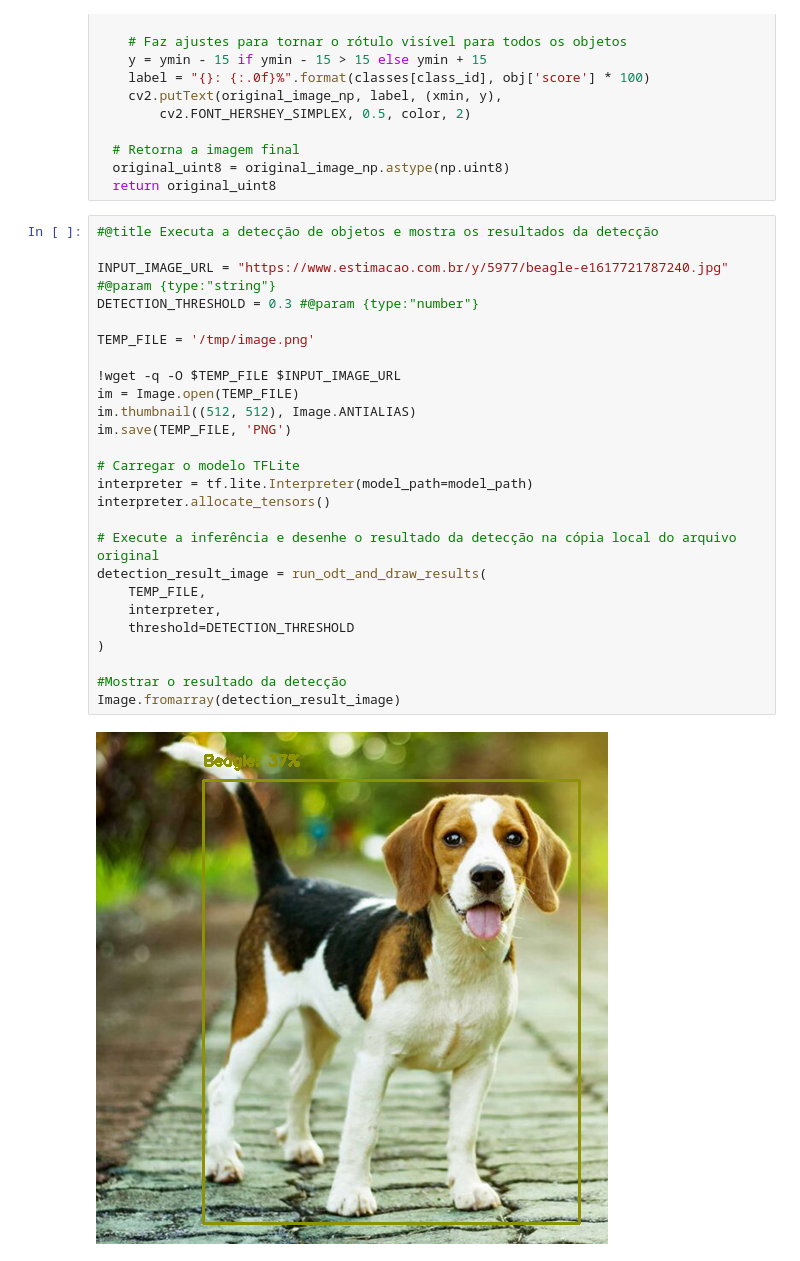
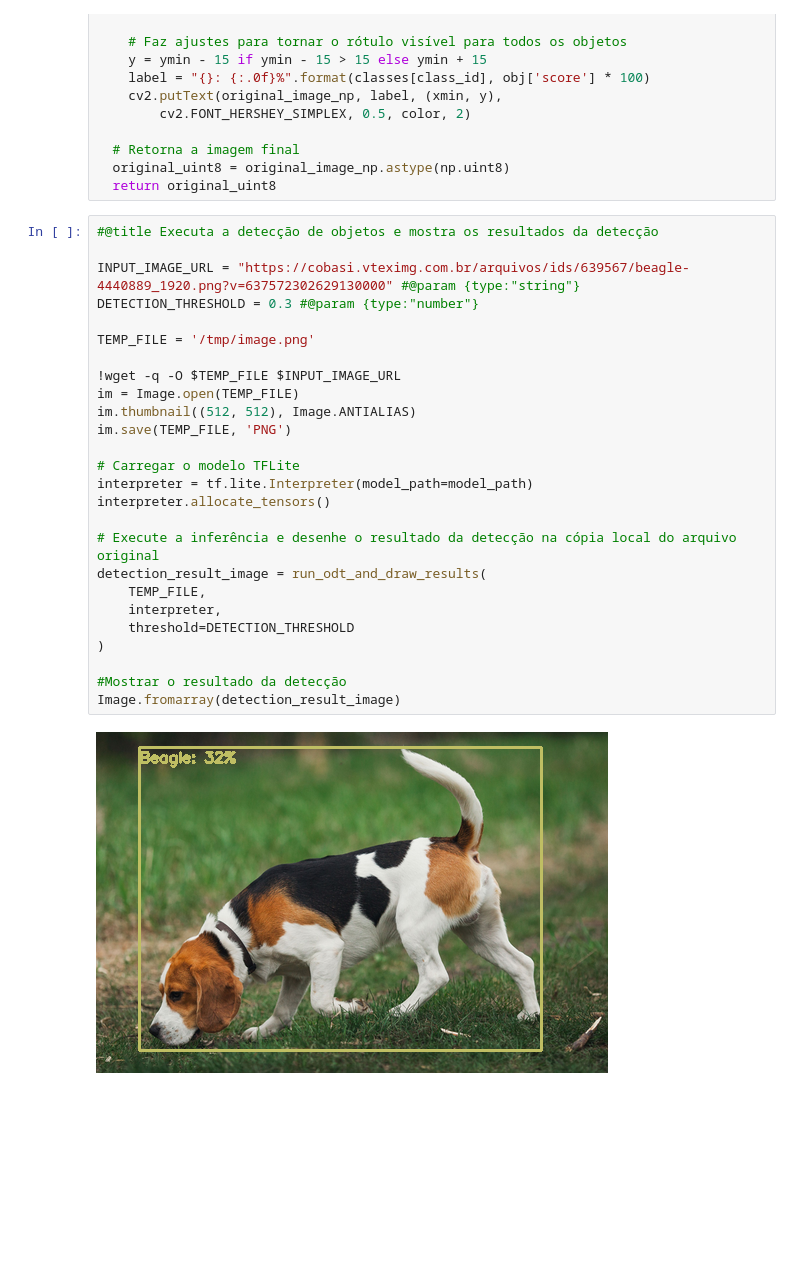
Before and after one commit to cadu77/dog-breeds, a Jupyter notebook: Dog_Detection.ipynb, the cells around one changed output. Cells and saved outputs as stored; diff of their text form; blank space fills up the shorter version.

```diff
--- a/Dog_Detection.ipynb
+++ b/Dog_Detection.ipynb
@@ -265,28 +263,28 @@ def run_odt_and_draw_results(image_path, interpreter, threshold=0.5):
 # %%
 #@title Executa a detecção de objetos e mostra os resultados da detecção
 
-INPUT_IMAGE_URL = "https://www.estimacao.com.br/y/5977/beagle-e1617721787240.jpg" #@param {type:"string"}
+INPUT_IMAGE_URL = "https://cobasi.vteximg.com.br/arquivos/ids/639567/beagle-4440889_1920.png?v=637572302629130000" #@param {type:"string"}
 DETECTION_THRESHOLD = 0.3 #@param {type:"number"}
 
 TEMP_FILE = '/tmp/image.png'
 
 !wget -q -O $TEMP_FILE $INPUT_IMAGE_URL
 im = Image.open(TEMP_FILE)
 im.thumbnail((512, 512), Image.ANTIALIAS)
 im.save(TEMP_FILE, 'PNG')
 
 # Carregar o modelo TFLite
 interpreter = tf.lite.Interpreter(model_path=model_path)
 interpreter.allocate_tensors()
 
 # Execute a inferência e desenhe o resultado da detecção na cópia local do arquivo original
 detection_result_image = run_odt_and_draw_results(
     TEMP_FILE,
     interpreter,
     threshold=DETECTION_THRESHOLD
 )
 
 #Mostrar o resultado da detecção
 Image.fromarray(detection_result_image)
 # %% [output]
-[figure, old version]
+[figure, new version]
```
Also changed, not shown: parts of 1 cell of this notebook.
